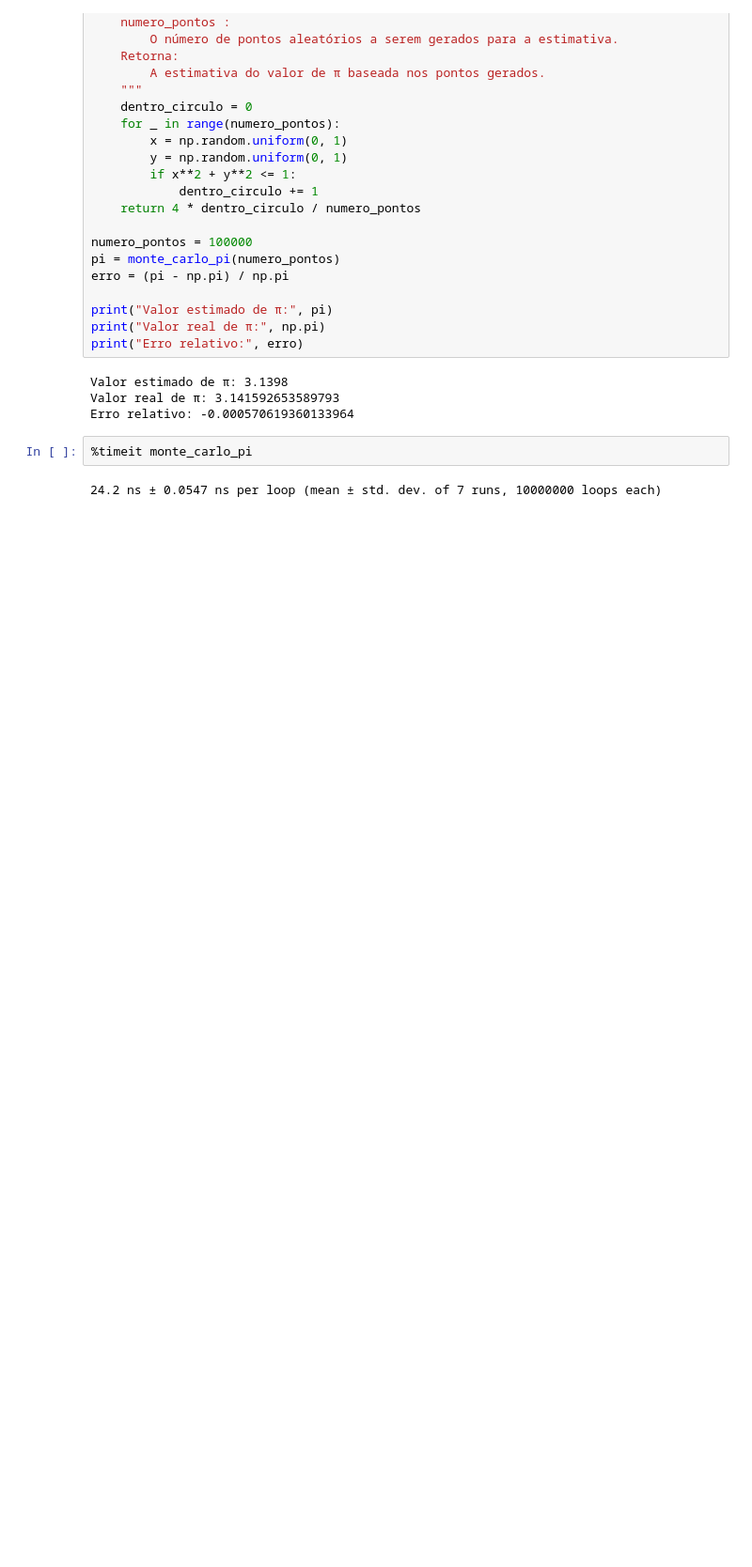
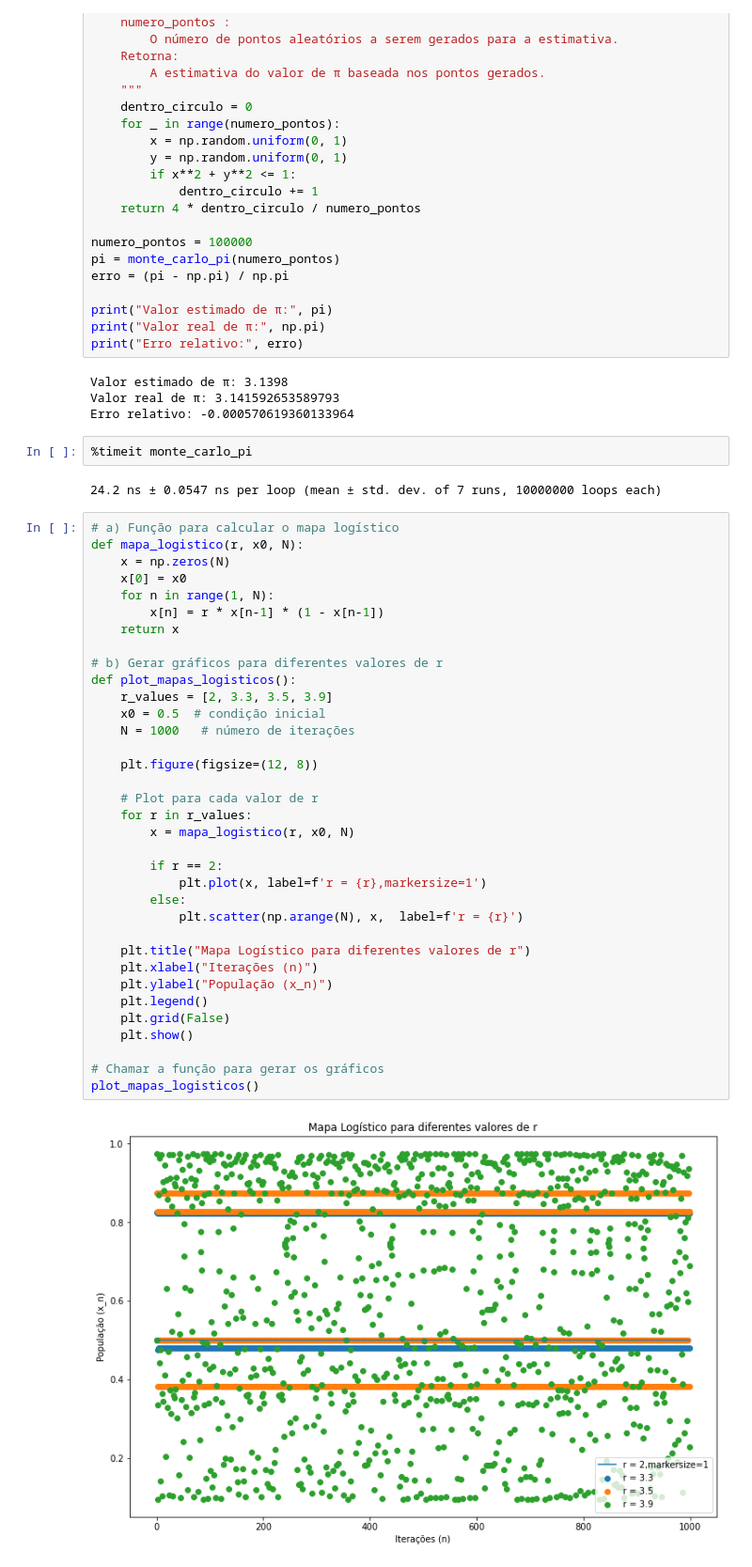
Before and after one commit to FelipeOliveiraFerreira/FIS-COMP, a Jupyter notebook: Tarefa-3/T3.ipynb, the cells around one changed output. Shown: that part at 94% size. Cells and saved outputs as stored; diff of their text form; blank space fills up the shorter version.

```diff
--- a/Tarefa-3/T3.ipynb
+++ b/Tarefa-3/T3.ipynb
@@ -41,3 +41,40 @@ Erro relativo: -0.000570619360133964
 %timeit monte_carlo_pi
 # %% [output]
 24.2 ns ± 0.0547 ns per loop (mean ± std. dev. of 7 runs, 10000000 loops each)
+# %%
+# a) Função para calcular o mapa logístico
+def mapa_logistico(r, x0, N):
+    x = np.zeros(N)
+    x[0] = x0
+    for n in range(1, N):
+        x[n] = r * x[n-1] * (1 - x[n-1])
+    return x
+
+# b) Gerar gráficos para diferentes valores de r
+def plot_mapas_logisticos():
+    r_values = [2, 3.3, 3.5, 3.9]
+    x0 = 0.5  # condição inicial
+    N = 1000   # número de iterações
+
+    plt.figure(figsize=(12, 8))
+
+    # Plot para cada valor de r
+    for r in r_values:
+        x = mapa_logistico(r, x0, N)
+
+        if r == 2:
+            plt.plot(x, label=f'r = {r},markersize=1')
+        else:
+            plt.scatter(np.arange(N), x,  label=f'r = {r}')
+
+    plt.title("Mapa Logístico para diferentes valores de r")
+    plt.xlabel("Iterações (n)")
+    plt.ylabel("População (x_n)")
+    plt.legend()
+    plt.grid(False)
+    plt.show()
+
+# Chamar a função para gerar os gráficos
+plot_mapas_logisticos()
+# %% [output]
+[figure, added]
```
